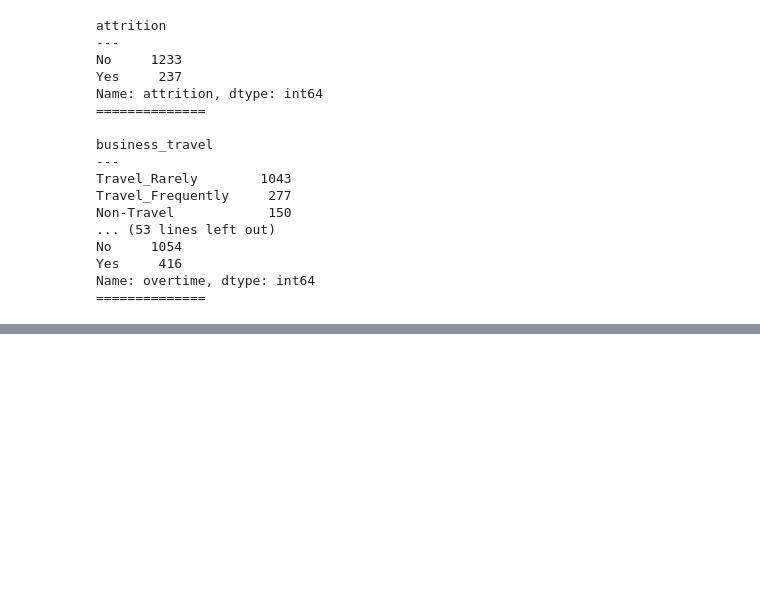
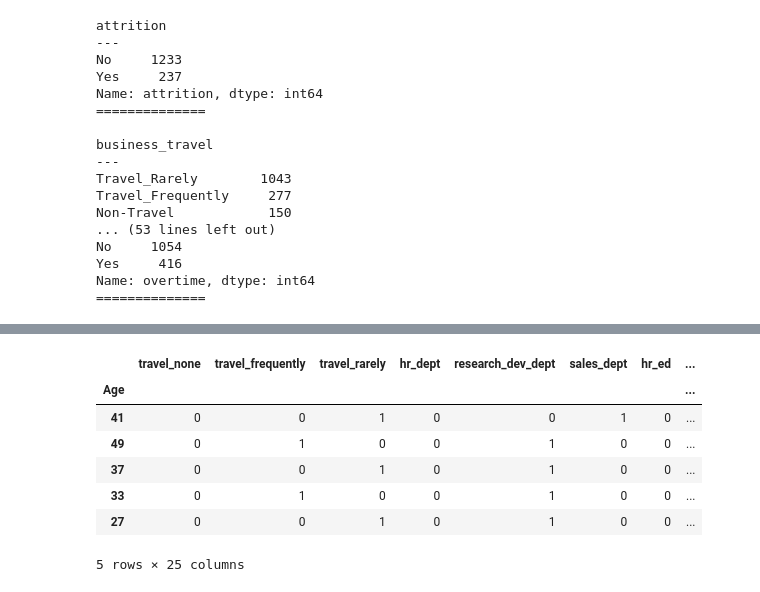
Before and after one commit to masonsherbondy/Individual-Project, a Jupyter notebook: workbook.ipynb, the cells around one changed output, grey strips where cells are left out. Cells and saved outputs as stored; diff of their text form; code cells hidden in the pictures; blank space fills up the shorter version.

```diff
--- a/workbook.ipynb
+++ b/workbook.ipynb
@@ -326,11 +383,5 @@ memory usage: 71.8 KB
-# %%
-#replace superfluous string with nothing
-dummies.columns = dummies.columns.str.replace('business_travel_', '').\
-str.replace('department_', '').\
-str.replace('education_field_', '').\
-str.replace('gender_', '').\
-str.replace('job_role_', '').\
-str.replace('marital_status_', '')
+# %%
+dummies = dummies.drop(columns = 'male')
 # %%
 dummies.info()
 # %% [output]
@@ -354,2 +405,11 @@ memory usage: 71.8 KB
-# %%
-dummies = dummies.rename(columns = {'Non'})
+# %%
+dummies.head()
+# %% [output]
+|  | travel_none | travel_frequently | travel_rarely | hr_dept | research_dev_dept | sales_dept | hr_ed | ... |
+| Age |  |  |  |  |  |  |  | ... |
+| 41 | 0 | 0 | 1 | 0 | 0 | 1 | 0 | ... |
+| 49 | 0 | 1 | 0 | 0 | 1 | 0 | 0 | ... |
+| 37 | 0 | 0 | 1 | 0 | 1 | 0 | 0 | ... |
+| 33 | 0 | 1 | 0 | 0 | 1 | 0 | 0 | ... |
+| 27 | 0 | 0 | 1 | 0 | 1 | 0 | 0 | ... |
+5 rows × 25 columns
```
Also changed, not shown: parts of 11 cells of this notebook.
